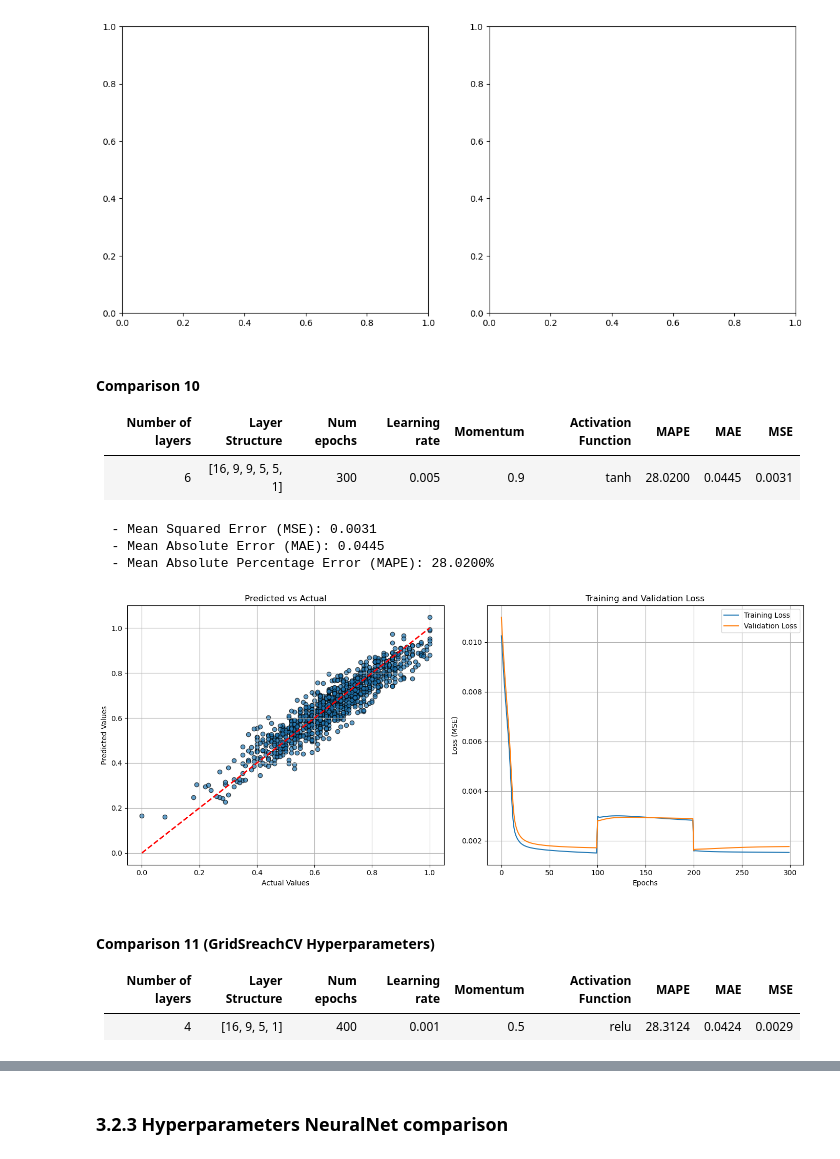
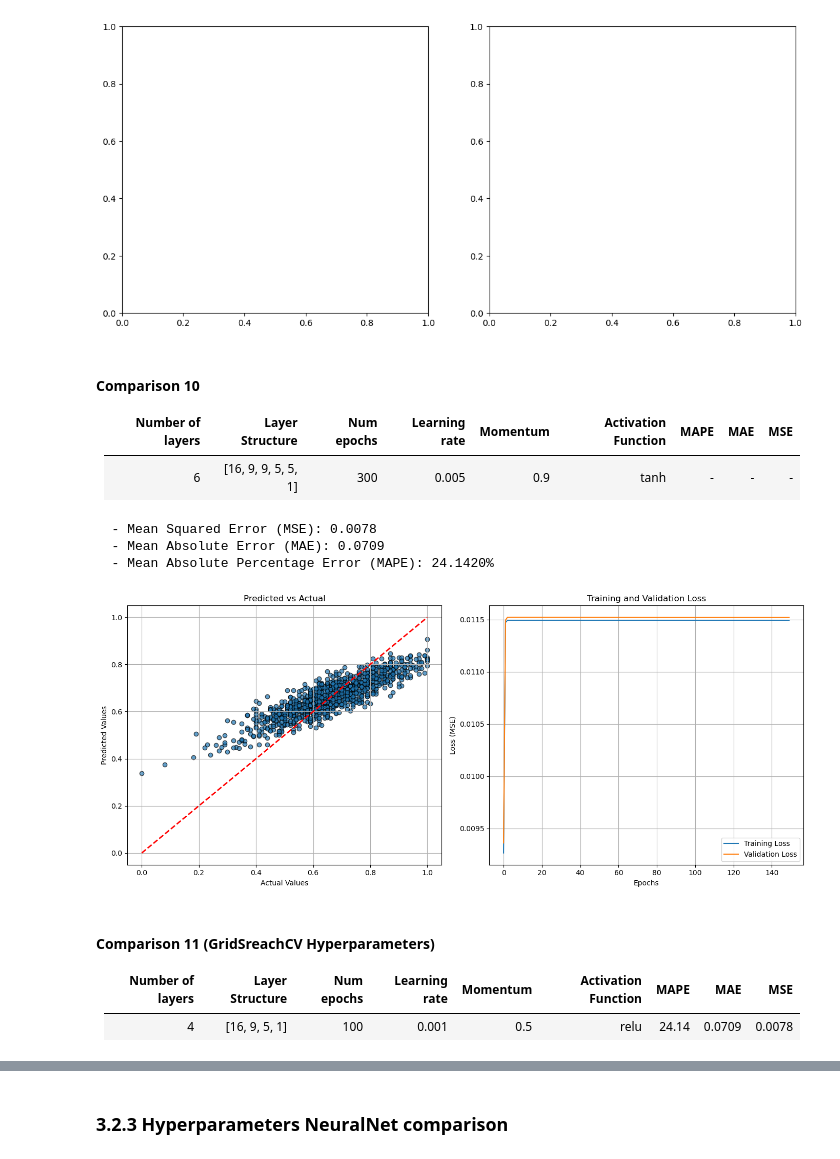
Before and after one commit to Danie1Arias/A1-DanielArias-BeatrizEnriquez, a Jupyter notebook: A1_DanielArias_BeatrizEnriquez.ipynb, the cells around one changed output, grey strips where cells are left out. Saved outputs shown, nothing was run; the diff lists cells and outputs as text; code cells hidden in the pictures.

```diff
--- a/A1_DanielArias_BeatrizEnriquez.ipynb
+++ b/A1_DanielArias_BeatrizEnriquez.ipynb
@@ -836,7 +816,7 @@ ValueError: Input contains NaN.
 
 | Number of layers | Layer Structure | Num epochs | Learning rate | Momentum | Activation Function | MAPE | MAE | MSE |
 |---|---|---|---|---|---|---|---|---|
-|6|[16, 9, 9, 5, 5, 1]|300|0.005|0.9|tanh|28.0200|0.0445|0.0031|
+|6|[16, 9, 9, 5, 5, 1]|300|0.005|0.9|tanh|-|-|-|
 # %%
 import NeuralNet as NN
 from sklearn.metrics import mean_squared_error, mean_absolute_error
@@ -853,11 +833,11 @@ y = y.to_numpy()
 layers10 = [len(df_encoded_scaled.columns) - 1, 9, 9, 5, 5, 1]
 
 # Neural Network Hyperparameters
-epochs10 = 100
-learning_rate10 = 0.005
+epochs10 = 150
+learning_rate10 = 0.002
 fact10 = 'tanh'
 momentum10 = 0.9
-n_splits10 = 3
+n_splits10 = 10
 
 nn10 = NN.NeuralNet(layers10, epochs10, learning_rate10, momentum10, fact10, n_splits10)
 nn10.fit(X, y)
@@ -867,43 +847,43 @@ training_loss10, validation_loss10 = nn10.loss_epochs()
 fig, axes = plt.subplots(1, 2, figsize=(14, 6))
 
 mse10 = mean_squared_error(y, y_pred10)
 mae10 = mean_absolute_error(y, y_pred10)
 mape10 = np.mean(np.abs((y - y_pred10) / np.where(y == 0, 1, y))) * 100
 
 print(f"  - Mean Squared Error (MSE): {mse10:.4f}")
 print(f"  - Mean Absolute Error (MAE): {mae10:.4f}")
 print(f"  - Mean Absolute Percentage Error (MAPE): {mape10:.4f}%")
 
 # 1. Predicted vs Actual
 axes[0].scatter(y, y_pred10, alpha=0.7, edgecolors='k')
 axes[0].plot([y.min(), y.max()], [y.min(), y.max()], 'r--', lw=2)
 axes[0].set_title('Predicted vs Actual')
 axes[0].set_xlabel('Actual Values')
 axes[0].set_ylabel('Predicted Values')
 axes[0].grid(True)
 
 # 2. Training and Validation Loss over Epochs
 axes[1].plot(training_loss10, label='Training Loss')
 axes[1].plot(validation_loss10, label='Validation Loss')
 axes[1].set_title('Training and Validation Loss')
 axes[1].set_xlabel('Epochs')
 axes[1].set_ylabel('Loss (MSE)')
 axes[1].legend()
 axes[1].grid(True)
 
 plt.tight_layout()
 plt.show()
 # %% [output]
-  - Mean Squared Error (MSE): 0.0031
-  - Mean Absolute Error (MAE): 0.0445
-  - Mean Absolute Percentage Error (MAPE): 28.0200%
+  - Mean Squared Error (MSE): 0.0078
+  - Mean Absolute Error (MAE): 0.0709
+  - Mean Absolute Percentage Error (MAPE): 24.1420%
-[figure, old version]
+[figure, new version]
 # %% [markdown]
 #### Comparison 11 (GridSreachCV Hyperparameters)
 
 | Number of layers | Layer Structure | Num epochs | Learning rate | Momentum | Activation Function | MAPE | MAE | MSE |
 |---|---|---|---|---|---|---|---|---|
-|4|[16, 9, 5, 1]|400|0.001|0.5|relu|28.3124|0.0424|0.0029|
+|4|[16, 9, 5, 1]|100|0.001|0.5|relu|24.14|0.0709|0.0078|
 # %%
 import NeuralNet as NN
 from sklearn.metrics import mean_squared_error, mean_absolute_error
```
Also changed, not shown: parts of 29 cells of this notebook, 1 other file.
